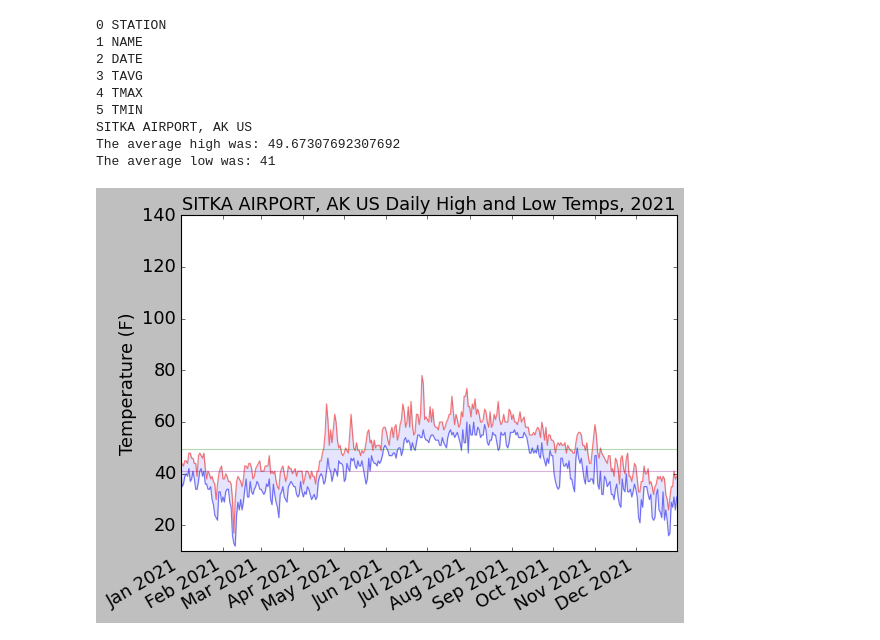
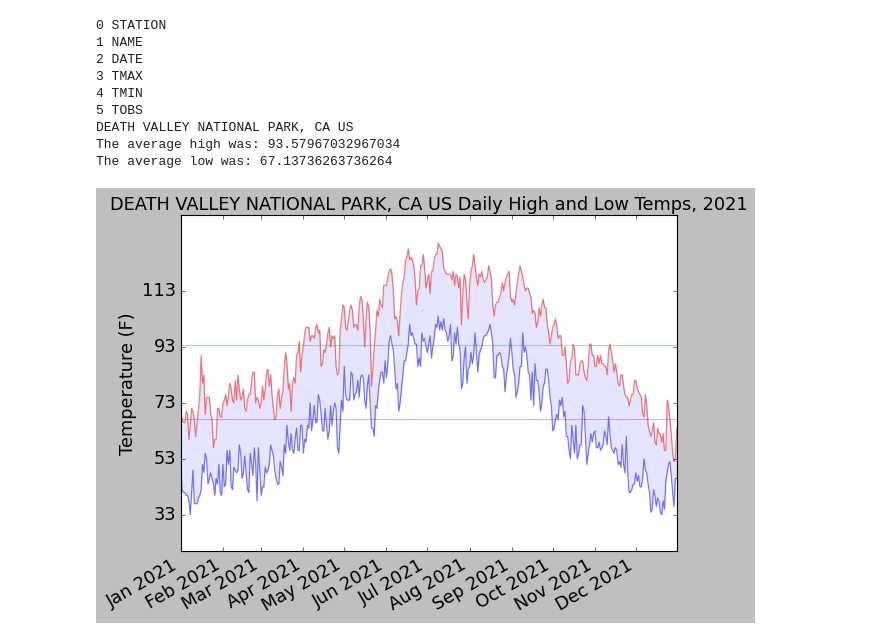
Before and after one commit to JonnyV-22/Python-Scratch-Repo, a Jupyter notebook: python_work/Downloading_Data/weather_alaska.ipynb, the cells around one changed output. Saved outputs shown, nothing was run; the diff lists cells and outputs as text; code cells hidden in the pictures.

```diff
--- a/python_work/Downloading_Data/weather_alaska.ipynb
+++ b/python_work/Downloading_Data/weather_alaska.ipynb
@@ -7,6 +8,6 @@ import statistics
 # %%
-path = Path(r"C:\Users\jonat\OneDrive\Documents\GitHub\Python-Scratch-Repo\python_work\Downloading_Data\weather_data\sitka_weather_2021_simple.csv")
-#path = Path(r"C:\Users\jonat\OneDrive\Documents\GitHub\Python-Scratch-Repo\python_work\Downloading_Data\weather_data\death_valley_2021_simple.csv")
+#path = Path(r"C:\Users\jonat\OneDrive\Documents\GitHub\Python-Scratch-Repo\python_work\Downloading_Data\weather_data\sitka_weather_2021_simple.csv")
+path = Path(r"C:\Users\jonat\OneDrive\Documents\GitHub\Python-Scratch-Repo\python_work\Downloading_Data\weather_data\death_valley_2021_simple.csv")
 lines = path.read_text().splitlines()
 '''This will read the file and chain the .splitlines method to get a list of all lines in the file which is then assigned to the variable lines'''
 
@@ -54,38 +55,39 @@ highavg = statistics.mean(highs)
 lowavg = statistics.mean(lows)
 
 print("The average high was: " + str(highavg) + "\nThe average low was: " + str(lowavg))
 #print(dates)
 #print(highs)
 
 #Plot the high temps
 plt.style.use('classic')
 fig, ax = plt.subplots()
 ax.plot(dates, highs, color='red', label= 'high temps', alpha=.5)
 ax.plot(dates, lows, color='blue', label= 'low temps', alpha=.5)
 
 ax.fill_between(dates, highs, lows, facecolor='blue', alpha=.1)
 
 plt.axhline(y=highavg,color='green', linestyle = '-', label= 'average high temp', alpha=.3)
 plt.axhline(y=lowavg,color='purple', linestyle = '-', label= 'average low temp', alpha=.3)
 
 #plt.legend()
 #ax.set_title("Sitka Daily High and Low Temps, 2021", fontsize = 24)
 ax.set_title(f"{place_name} Daily High and Low Temps, 2021", fontsize = 16)
 ax.set_xlabel('',fontsize=16)
 fig.autofmt_xdate()
 ax.set_ylabel('Temperature (F)',fontsize=16)
-plt.yticks([20,40,60,80,100,120,140])
+plt.yticks(np.arange(min(lows), max(highs)+1, 20))
+'''np.arange returns evenly spaced values within a given interval'''
 ax.tick_params(labelsize=16)
 
 plt.show()
 # %% [output]
 0 STATION
 1 NAME
 2 DATE
-3 TAVG
-4 TMAX
-5 TMIN
-SITKA AIRPORT, AK US
-The average high was: 49.67307692307692
-The average low was: 41
+3 TMAX
+4 TMIN
+5 TOBS
+DEATH VALLEY NATIONAL PARK, CA US
+The average high was: 93.57967032967034
+The average low was: 67.13736263736264
-[figure, old version]
+[figure, new version]
```
Also changed, not shown: parts of 1 cell of this notebook.
